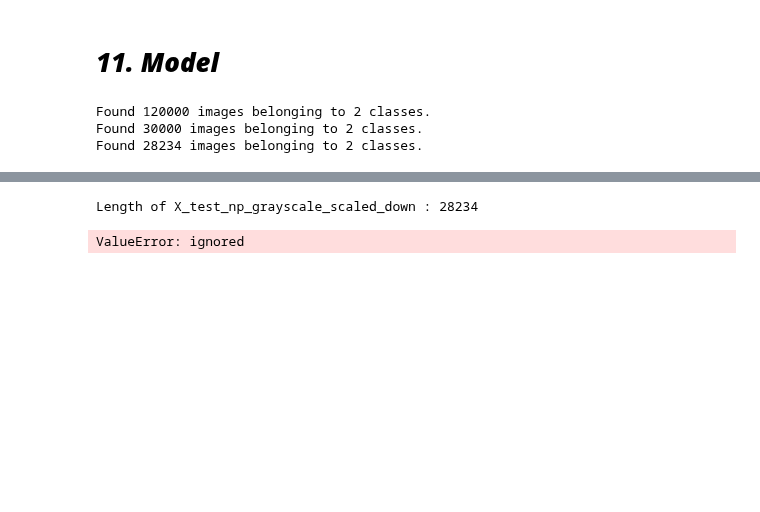
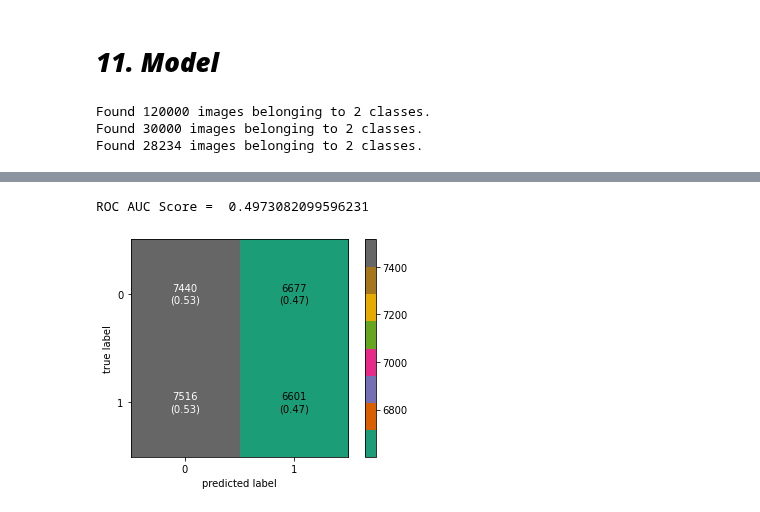
Before and after one commit to srilamaiti/ml_works, a Jupyter notebook: cancer_detection.ipynb, the cells around one changed output, grey strips where cells are left out. Saved outputs shown, nothing was run; the diff lists cells and outputs as text; code cells hidden in the pictures; blank space fills up the shorter version.

```diff
--- a/cancer_detection.ipynb
+++ b/cancer_detection.ipynb
@@ -1079,6 +1081,6 @@ model.evaluate_generator(generator = val_set, steps = val_set.n//val_set.batch_s
 # %%
-step_size_test = test_set.n // test_set.batch_size
+step_size_test = np.ceil(test_set.n / test_set.batch_size)
 test_set.reset()
-pred = model.predict_generator(test_set, steps = step_size_test,verbose=1)
+pred = model.predict_generator(test_set, steps = step_size_test, verbose = 1)
 pred
 # %% [output]
@@ -1123,13 +1095,0 @@ Length of y_test : 28234
-# %%
-X_test_np_grayscale_scaled_down = [tf.image.rgb_to_grayscale(image) / 255 for image in X_test_np]
-#X_test_tf = tf.convert_to_tensor(X_test, dtype = tf.float32)
-#X_test_np_grayscale = tf.image.rgb_to_grayscale(X_test_np)
-gc.collect()
-tf.keras.backend.clear_session()
-#X_test_np_grayscale_scaled_down = X_test_np_grayscale / 255
-
-
-#print(f"Length of X_test_np_grayscale : {len(X_test_np_grayscale)}, and shape of X_test_np_grayscale : {X_test_np_grayscale.shape}")
-print(f"Length of X_test_np_grayscale_scaled_down : {len(X_test_np_grayscale_scaled_down)}")
-# %% [output]
-Length of X_test_np_grayscale_scaled_down : 28234
@@ -1138,5 +1095,0 @@ X_test = np.asaary(X_test_np_grayscale_scaled_down)
-# %%
-test_results = model.evaluate(X_test, y_test)
-print('\nTest Acc. {:.2f}%'.format(test_results[1]*100))
-# %% [output]
-ValueError: ignored
@@ -1147,0 +1096,16 @@ probas = probas.numpy().flatten()*100
+# %%
+predictions = [1 if x > .5 else 0 for x in pred]
+y_test = df_test.label.values.tolist()
+confusion_matrix_result = tf.math.confusion_matrix(y_test, predictions).numpy()
+#plot_confusion_matrix(confusion_matrix, ['Cancer', 'No Cancer'])
+print('ROC AUC Score = ',roc_auc_score(y_test, predictions))
+
+fig, ax = plot_confusion_matrix(conf_mat = confusion_matrix_result,
+                                show_absolute = True,
+                                show_normed = True,
+                                colorbar = True,
+                                cmap = 'Dark2')
+plt.show()
+# %% [output]
+ROC AUC Score =  0.4973082099596231
+[figure, added]
```
Also changed, not shown: parts of 28 cells of this notebook.
